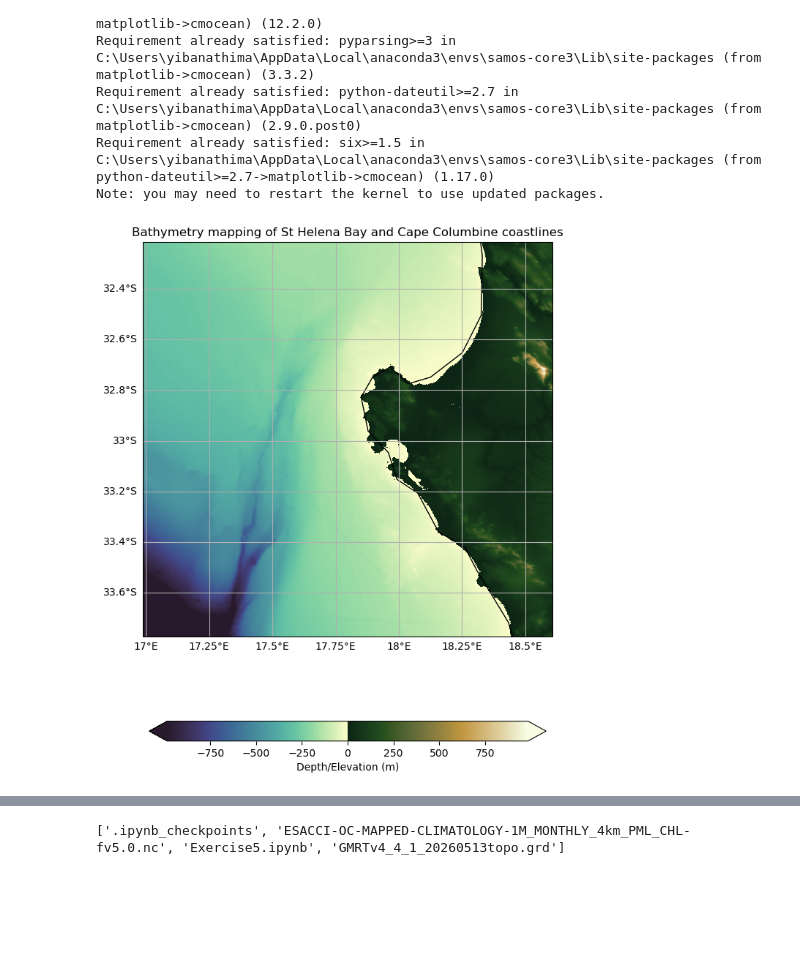
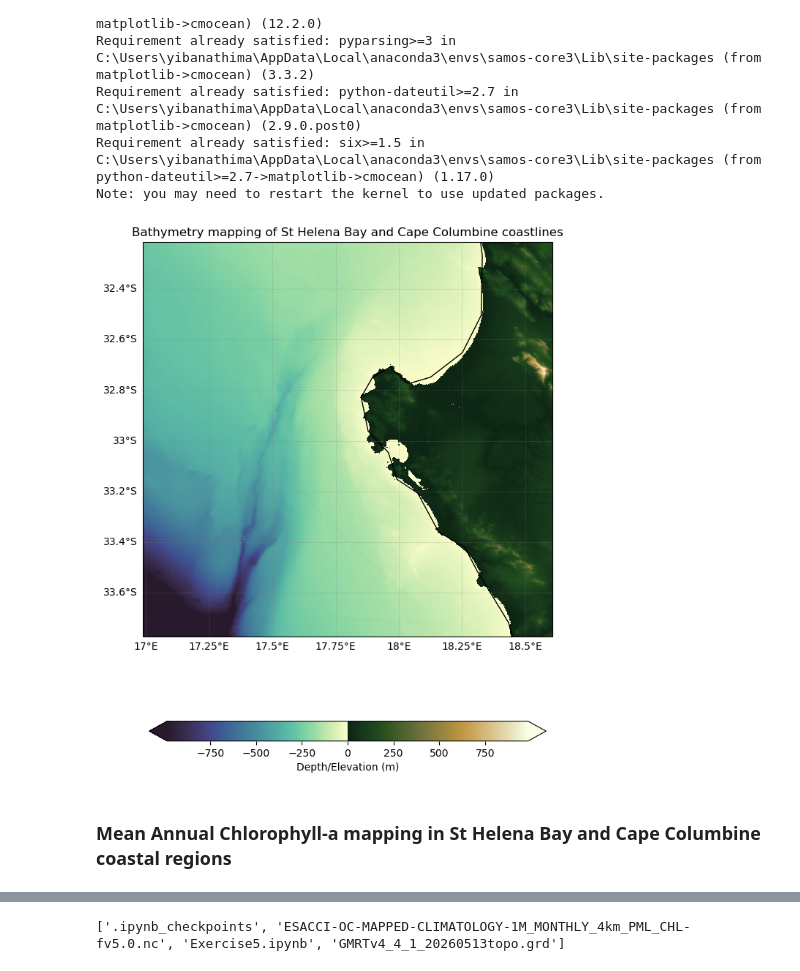
Before and after one commit to koketso18232/SAMOS2026-Core3CS-ASAYIKO, a Jupyter notebook: E5/Exercise5.ipynb, the cells around one changed output, grey strips where cells are left out. Saved outputs shown, nothing was run; the diff lists cells and outputs as text; code cells hidden in the pictures; blank space fills up the shorter version.

```diff
--- a/E5/Exercise5.ipynb
+++ b/E5/Exercise5.ipynb
@@ -64,32 +64,37 @@ Note: you may need to restart the kernel to use updated packages.
 # Import the package
 import cmocean
 # %%
-# Mapping bathymetry of the coastal region using the PlateCarree projection
+# Plot bathymetry of the coastal region using the PlateCarree projection
 fig, axis = plt.subplots(
     1, 1, figsize=(10, 10),
     subplot_kw=dict(projection=ccrs.PlateCarree())
 )
 
 # Plot bathymetry using cmocean's topo colormap
 bathy['altitude'].plot(
     ax=axis,
     cmap=cmocean.cm.topo,
     robust=True,
     cbar_kwargs={"orientation": "horizontal", "shrink": 0.7,
                  'label':'Depth/Elevation (m)'},
     transform=ccrs.PlateCarree()
 )
 
 # Add coastlines
 axis.coastlines(resolution='50m', color='black')
 
-# Gridlines showing only left and bottom labels
-gl = axis.gridlines(draw_labels=True)
+# Add gridlines showing only left and bottom labels
+gl = axis.gridlines(draw_labels=True, linewidth=0.4,
+                      color='gray', alpha=0.5, linestyle='--')
 gl.top_labels = False
 gl.right_labels = False
 
+# Plot the bathymetry map
 plt.title('Bathymetry mapping of St Helena Bay and Cape Columbine coastlines')
+plt.savefig('bathy st helena & cape columbine.png', dpi=300, bbox_inches='tight')
 plt.show()
 # %% [output]
-[figure, old version]
+[figure, new version]
+# %% [markdown]
+### Mean Annual Chlorophyll-a mapping in St Helena Bay and Cape Columbine coastal regions
 # %%
```
Also changed, not shown: parts of 16 cells of this notebook.
